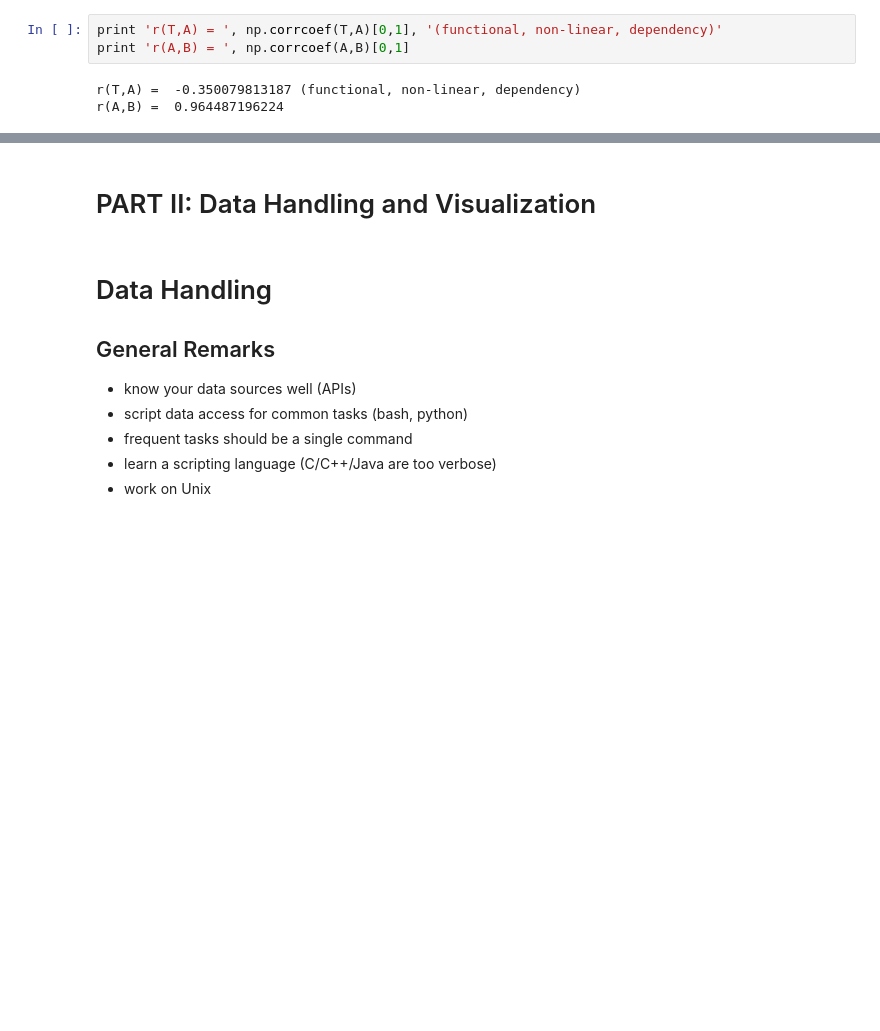
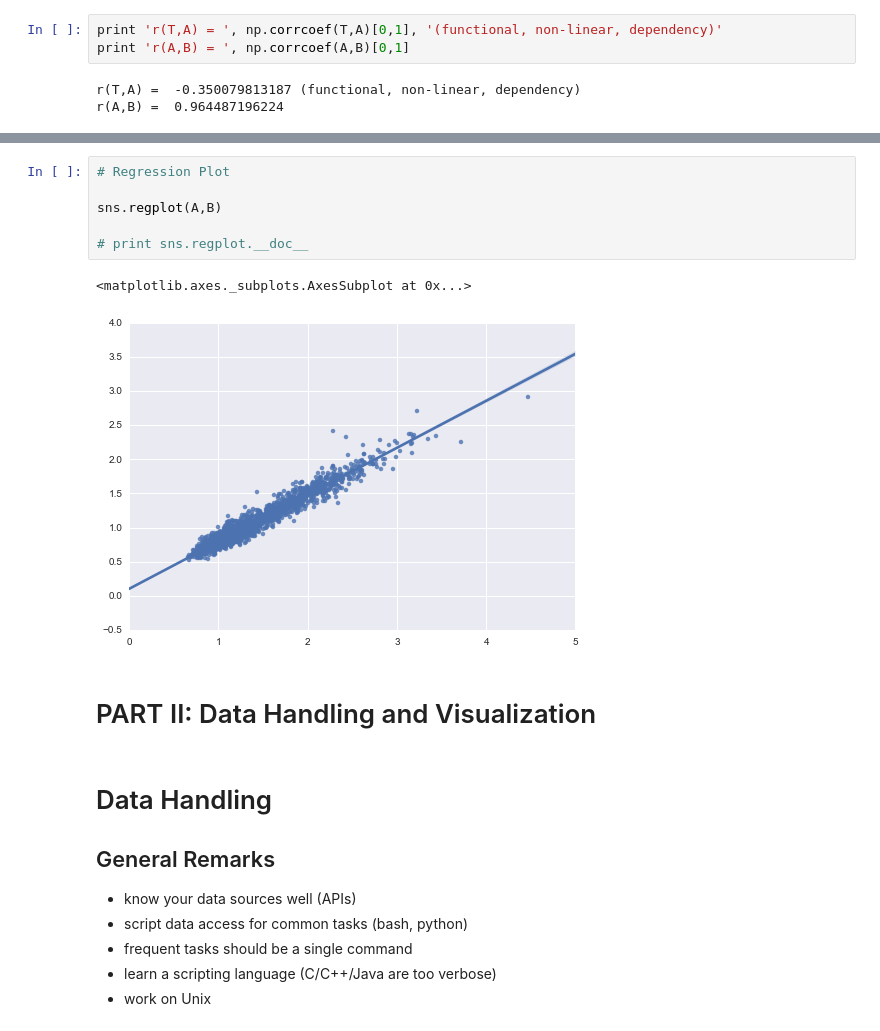
Before and after one commit to HeinrichHartmann/Statistics-for-Engineers, a Jupyter notebook: Tutorial.ipynb, the cells around one changed output, grey strips where cells are left out. Drawn from its saved outputs; the diff is of its cells as text; blank space fills up the shorter version.

```diff
--- a/Tutorial.ipynb
+++ b/Tutorial.ipynb
@@ -1211,3 +1253,12 @@ plt.plot(grid, map(f, grid))
+# %%
+# Regression Plot
+
+sns.regplot(A,B)
+
+# print sns.regplot.__doc__
+# %% [output]
+<matplotlib.axes._subplots.AxesSubplot at 0x...>
+[figure, added]
 # %% [markdown]
 # PART II: Data Handling and Visualization
 # %% [markdown]
```
Also changed, not shown: parts of 24 cells of this notebook, 13 other files.
